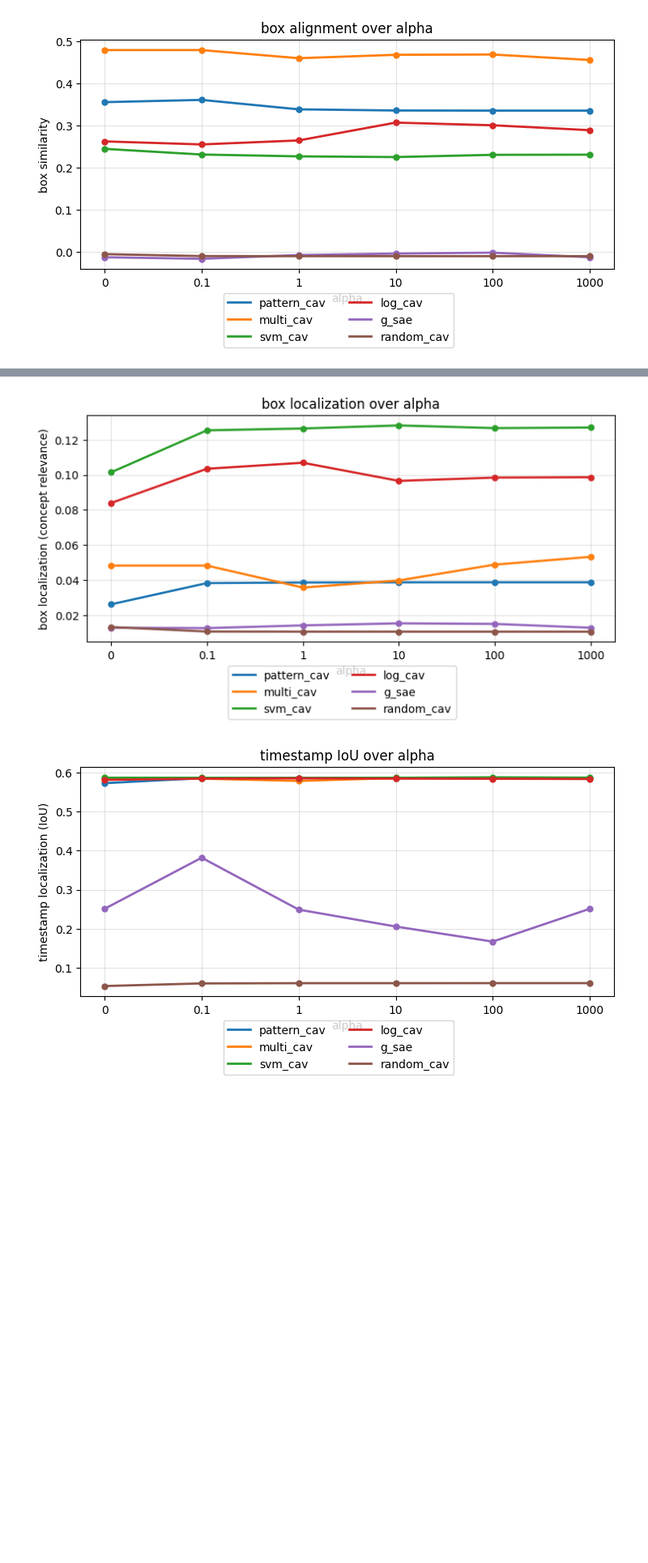
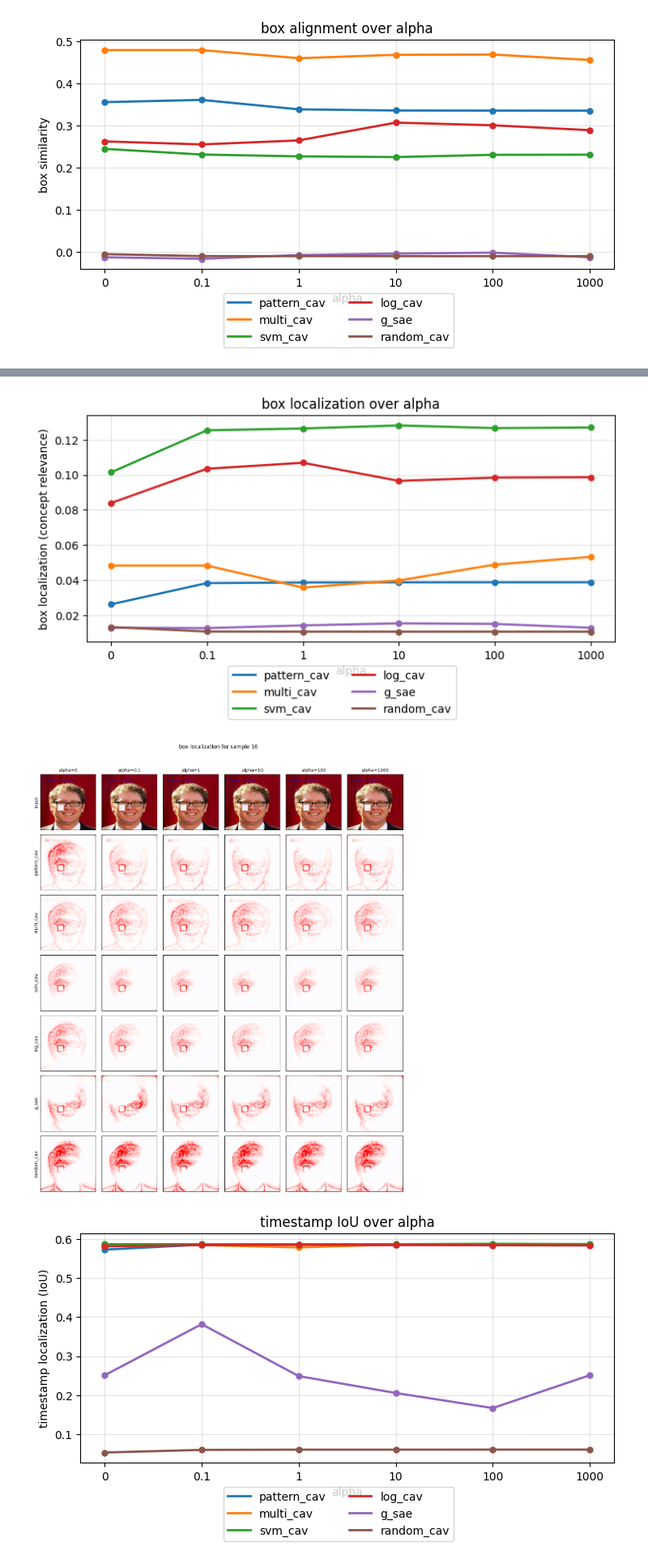
Before and after one commit to erenerogullari/cav-disentanglement, a Jupyter notebook: notebooks/experiment_figures.ipynb, the cells around one changed output, grey strips where cells are left out. Shown at 81% size. Saved outputs shown, nothing was run; the diff lists cells and outputs as text; code cells hidden in the pictures; blank space fills up the shorter version.

```diff
--- a/notebooks/experiment_figures.ipynb
+++ b/notebooks/experiment_figures.ipynb
@@ -817,11 +1074,23 @@ plot_df_loc = plot_artifact_localization_over_alpha(
 # %%
-plot_df_loc_box = plot_artifact_localization_over_alpha(
-    cav_types=("pattern_cav", "multi_cav", "svm_cav", "log_cav", "g_sae", "random_cav"),
+cav_types = ("pattern_cav", "multi_cav", "svm_cav", "log_cav", "g_sae", "random_cav")
+alphas = (0, 0.1, 1, 10, 100, 1000)
+
+plot_df_loc = plot_artifact_localization_over_alpha(
+    cav_types=cav_types,
     artifact="box",
-    alphas=(0, 0.1, 1, 10, 100, 1000),
+    alphas=alphas,
 )
+
+_ = display_artifact_localization_over_alpha(
+    sample_id=16,
+    cav_types=cav_types,
+    artifact="box",
+    alphas=alphas,
+    heatmap_normalization="panel",
+)
 # %% [output]
 [figure]
+[figure, added]
 # %%
 common_cav_types = ("pattern_cav", "multi_cav", "svm_cav", "log_cav", "g_sae", "random_cav")
 common_alphas = (0, 0.1, 1, 10, 100, 1000)
```
Also changed, not shown: parts of 4 cells of this notebook, 24 other files.
